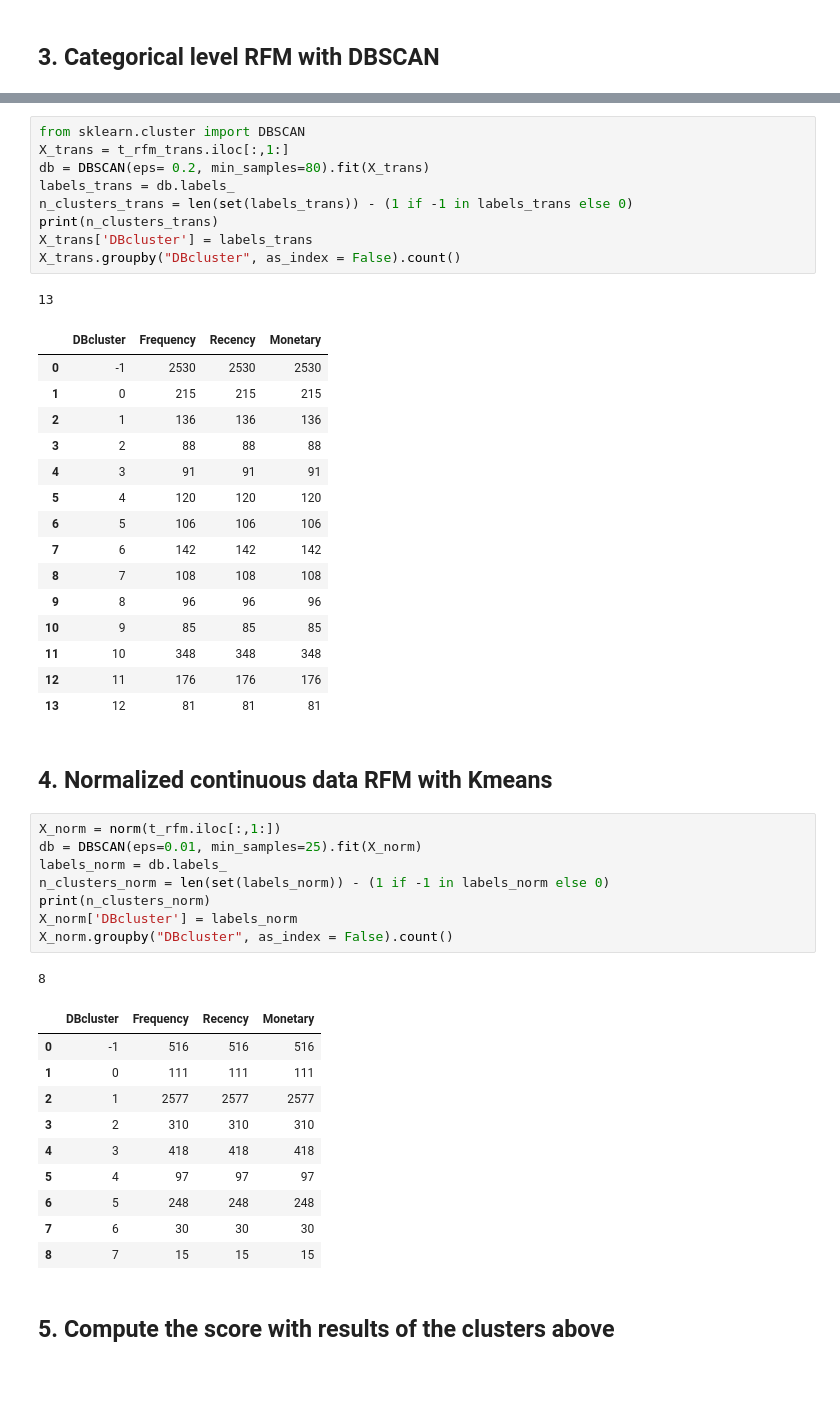
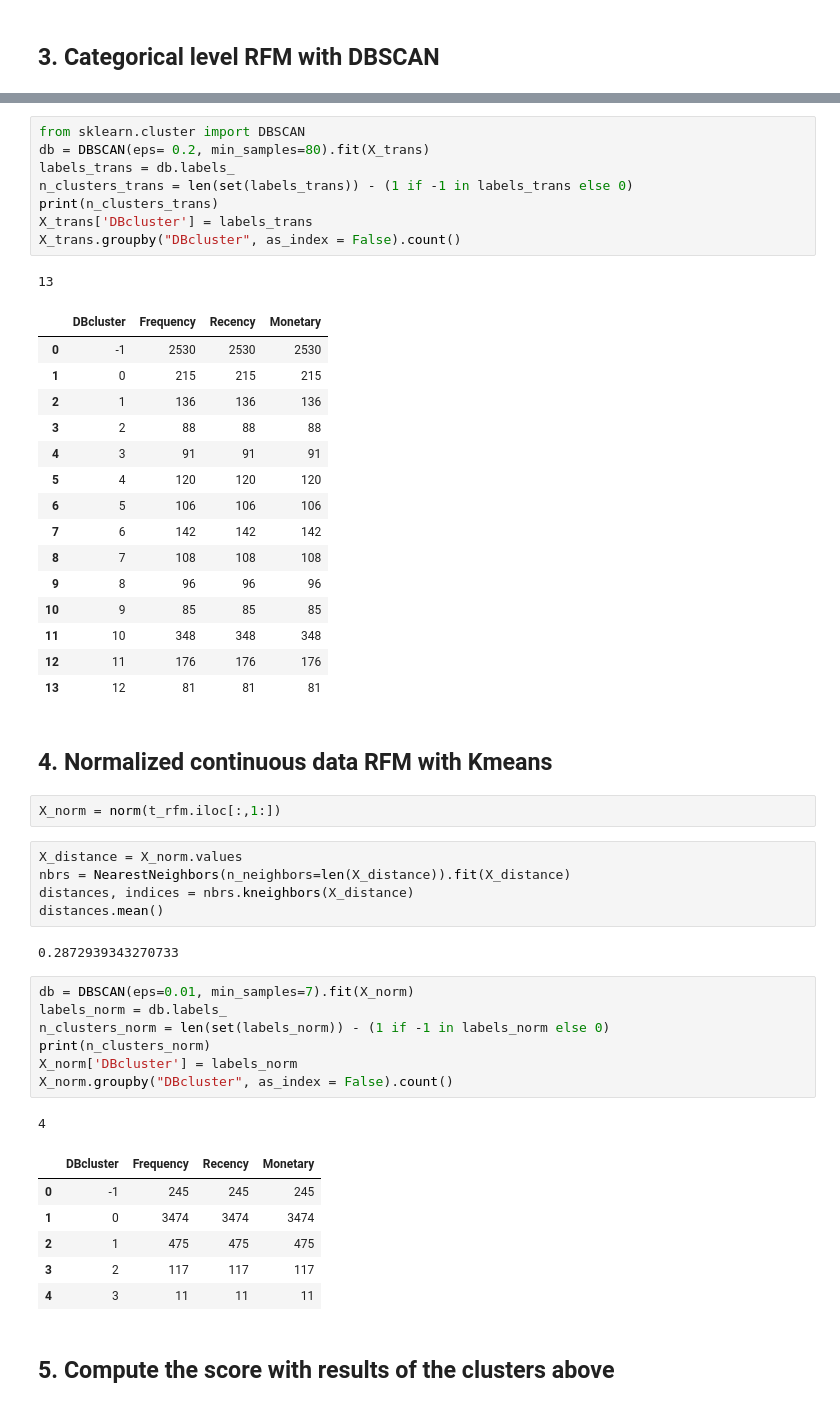
Before and after one commit to fay067/CSC522_P08_Project, a Jupyter notebook: typical_rfm clustering.ipynb, the cells around one changed output, grey strips where cells are left out. Saved outputs shown, nothing was run; the diff lists cells and outputs as text; blank space fills up the shorter version.

Commit message:
add distance for eps

```diff
--- a/typical_rfm clustering.ipynb
+++ b/typical_rfm clustering.ipynb
@@ -106,6 +118,5 @@ temp.groupby('Cluster',as_index = False)['CustomerID'].count()
 # %%
 from sklearn.cluster import DBSCAN
-X_trans = t_rfm_trans.iloc[:,1:]
 db = DBSCAN(eps= 0.2, min_samples=80).fit(X_trans)
 labels_trans = db.labels_
 n_clusters_trans = len(set(labels_trans)) - (1 if -1 in labels_trans else 0)
@@ -131,26 +142,30 @@ X_trans.groupby("DBcluster", as_index = False).count()
 | 13 | 12 | 81 | 81 | 81 |
 # %% [markdown]
 ## 4. Normalized continuous data RFM with Kmeans
+# %%
+X_norm = norm(t_rfm.iloc[:,1:])
+# %%
+X_distance = X_norm.values
+nbrs = NearestNeighbors(n_neighbors=len(X_distance)).fit(X_distance)
+distances, indices = nbrs.kneighbors(X_distance)
+distances.mean()
+# %% [output]
+0.2872939343270733
 # %%
-X_norm = norm(t_rfm.iloc[:,1:])
-db = DBSCAN(eps=0.01, min_samples=25).fit(X_norm)
+db = DBSCAN(eps=0.01, min_samples=7).fit(X_norm)
 labels_norm = db.labels_
 n_clusters_norm = len(set(labels_norm)) - (1 if -1 in labels_norm else 0)
 print(n_clusters_norm)
 X_norm['DBcluster'] = labels_norm
 X_norm.groupby("DBcluster", as_index = False).count()
 # %% [output]
-8
+4
 |  | DBcluster | Frequency | Recency | Monetary |
-| 0 | -1 | 516 | 516 | 516 |
-| 1 | 0 | 111 | 111 | 111 |
-| 2 | 1 | 2577 | 2577 | 2577 |
-| 3 | 2 | 310 | 310 | 310 |
-| 4 | 3 | 418 | 418 | 418 |
-| 5 | 4 | 97 | 97 | 97 |
-| 6 | 5 | 248 | 248 | 248 |
-| 7 | 6 | 30 | 30 | 30 |
-| 8 | 7 | 15 | 15 | 15 |
+| 0 | -1 | 245 | 245 | 245 |
+| 1 | 0 | 3474 | 3474 | 3474 |
+| 2 | 1 | 475 | 475 | 475 |
+| 3 | 2 | 117 | 117 | 117 |
+| 4 | 3 | 11 | 11 | 11 |
 # %% [markdown]
 ## 5. Compute the score with results of the clusters above
 # %%
```
Also changed, not shown: parts of 5 cells of this notebook.
